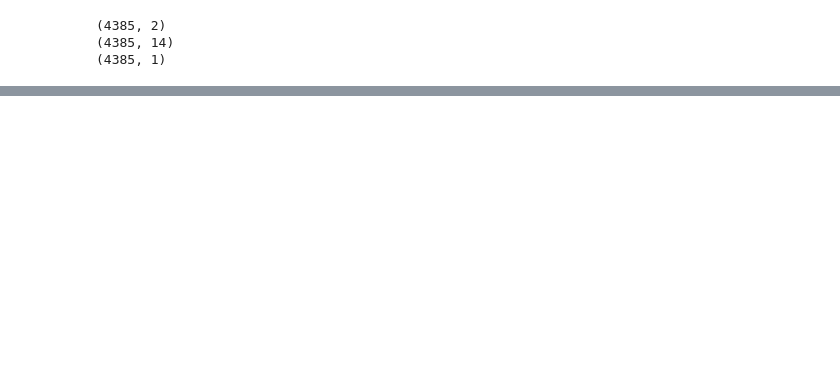
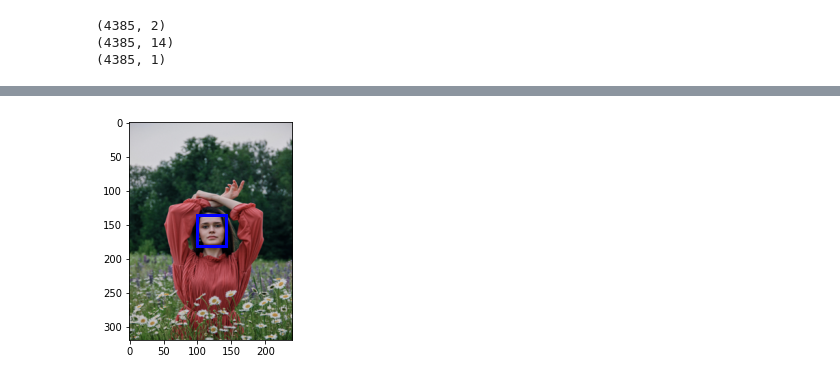
Before and after one commit to abhilb/mukham, a Jupyter notebook: scripts/YUNet.ipynb, the cells around one changed output, grey strips where cells are left out. Saved outputs shown, nothing was run; the diff lists cells and outputs as text; code cells hidden in the pictures; blank space fills up the shorter version.

```diff
--- a/scripts/YUNet.ipynb
+++ b/scripts/YUNet.ipynb
@@ -63,8 +70,8 @@ from typing import List, Tuple
 
 class PriorBox(object):
     def __init__(self,
-                 input_shape: Tuple[int] = (320, 240), # [in_w, in_h]
-                 output_shape: Tuple[int] = (320, 240), # [img_w, img_h]
+                 input_shape: Tuple[int] = (240, 320), # [in_w, in_h]
+                 output_shape: Tuple[int] = (240, 320), # [img_w, img_h]
                  variance: List[float] = [0.1, 0.2]) -> None:
         super(PriorBox, self).__init__()
 
@@ -195,0 +219,14 @@ print(dets.shape)
+# %%
+plt.imshow(resized_image)
+for r in dets:
+    x1=d[0]
+    y1=d[1]
+    w=d[2]
+    h=d[3]
+    plt.gca().add_patch(Rectangle((x1,y1), w, h,
+                            edgecolor='blue',
+                            facecolor='none',
+                            lw=3))
+plt.show()
+# %% [output]
+[figure, added]
```
Also changed, not shown: parts of 5 cells of this notebook.
